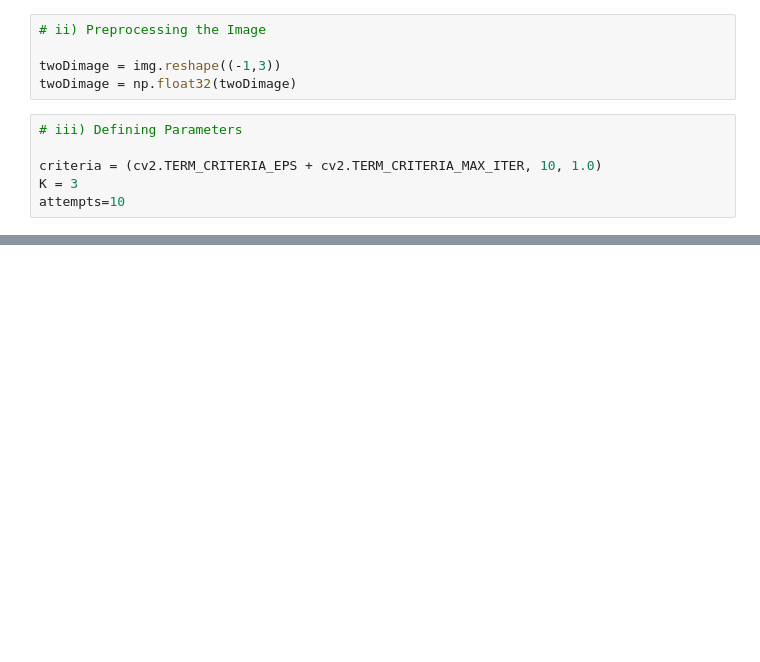
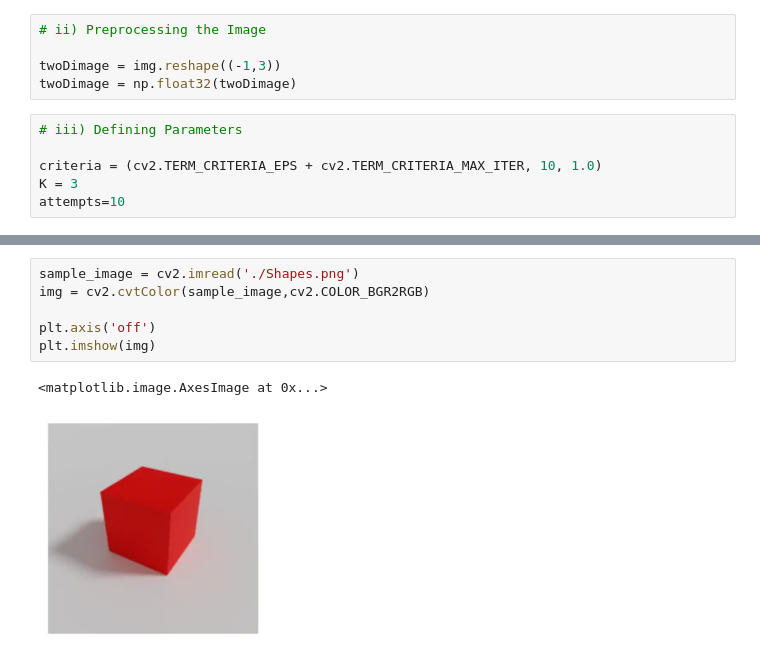
Before and after one commit to Hetzie/Learning-ML, a Jupyter notebook: segmentation/k_means_segmentation.ipynb, the cells around one changed output, grey strips where cells are left out. Cells and saved outputs as stored; diff of their text form; blank space fills up the shorter version.

```diff
--- a/segmentation/k_means_segmentation.ipynb
+++ b/segmentation/k_means_segmentation.ipynb
@@ -31,0 +38,9 @@ cv2.imwrite("guess_who_2.jpg", result_image)
+# %%
+sample_image = cv2.imread('./Shapes.png')
+img = cv2.cvtColor(sample_image,cv2.COLOR_BGR2RGB)
+
+plt.axis('off')
+plt.imshow(img)
+# %% [output]
+<matplotlib.image.AxesImage at 0x...>
+[figure, added]
```
Also changed, not shown: parts of 7 cells of this notebook, 1 other file.
